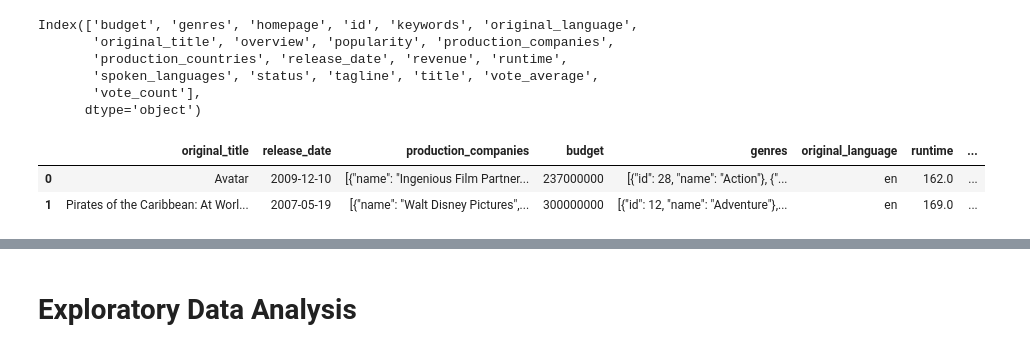
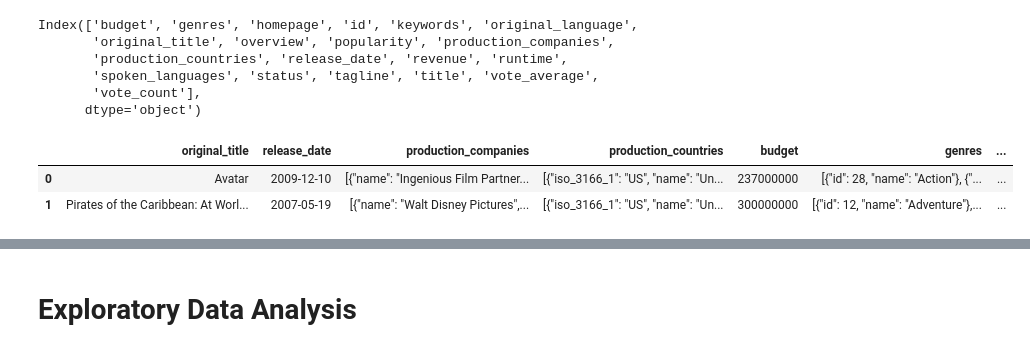
Before and after one commit to ZeynabRostami/tmdb-eda-modelling-recommender-system, a Jupyter notebook: Movies_Analysis.ipynb, the cells around one changed output, grey strips where cells are left out. Saved outputs shown, nothing was run; the diff lists cells and outputs as text; code cells hidden in the pictures.

```diff
--- a/Movies_Analysis.ipynb
+++ b/Movies_Analysis.ipynb
@@ -60,9 +60,9 @@ Index(['budget', 'genres', 'homepage', 'id', 'keywords', 'original_language',
       dtype='object')
 # %%
 # extracting useful columns
-df = movies_df[ ['original_title', 'release_date', 'production_companies', 'budget', 'genres', 'original_language', 'runtime', 'popularity', 'status', 'vote_count', 'vote_average', 'revenue'] ]
+df = movies_df[ ['original_title', 'release_date', 'production_companies', 'production_countries', 'budget', 'genres', 'original_language', 'runtime', 'popularity', 'status', 'vote_count', 'vote_average', 'revenue'] ]
 df.head(2)
 # %% [output]
-|  | original_title | release_date | production_companies | budget | genres | original_language | runtime | ... |
-| 0 | Avatar | 2009-12-10 | [{"name": "Ingenious Film Partner... | 237000000 | [{"id": 28, "name": "Action"}, {"... | en | 162.0 | ... |
-| 1 | Pirates of the Caribbean: At Worl... | 2007-05-19 | [{"name": "Walt Disney Pictures",... | 300000000 | [{"id": 12, "name": "Adventure"},... | en | 169.0 | ... |
+|  | original_title | release_date | production_companies | production_countries | budget | genres | ... |
+| 0 | Avatar | 2009-12-10 | [{"name": "Ingenious Film Partner... | [{"iso_3166_1": "US", "name": "Un... | 237000000 | [{"id": 28, "name": "Action"}, {"... | ... |
+| 1 | Pirates of the Caribbean: At Worl... | 2007-05-19 | [{"name": "Walt Disney Pictures",... | [{"iso_3166_1": "US", "name": "Un... | 300000000 | [{"id": 12, "name": "Adventure"},... | ... |
```
Also changed, not shown: parts of 11 cells of this notebook.
